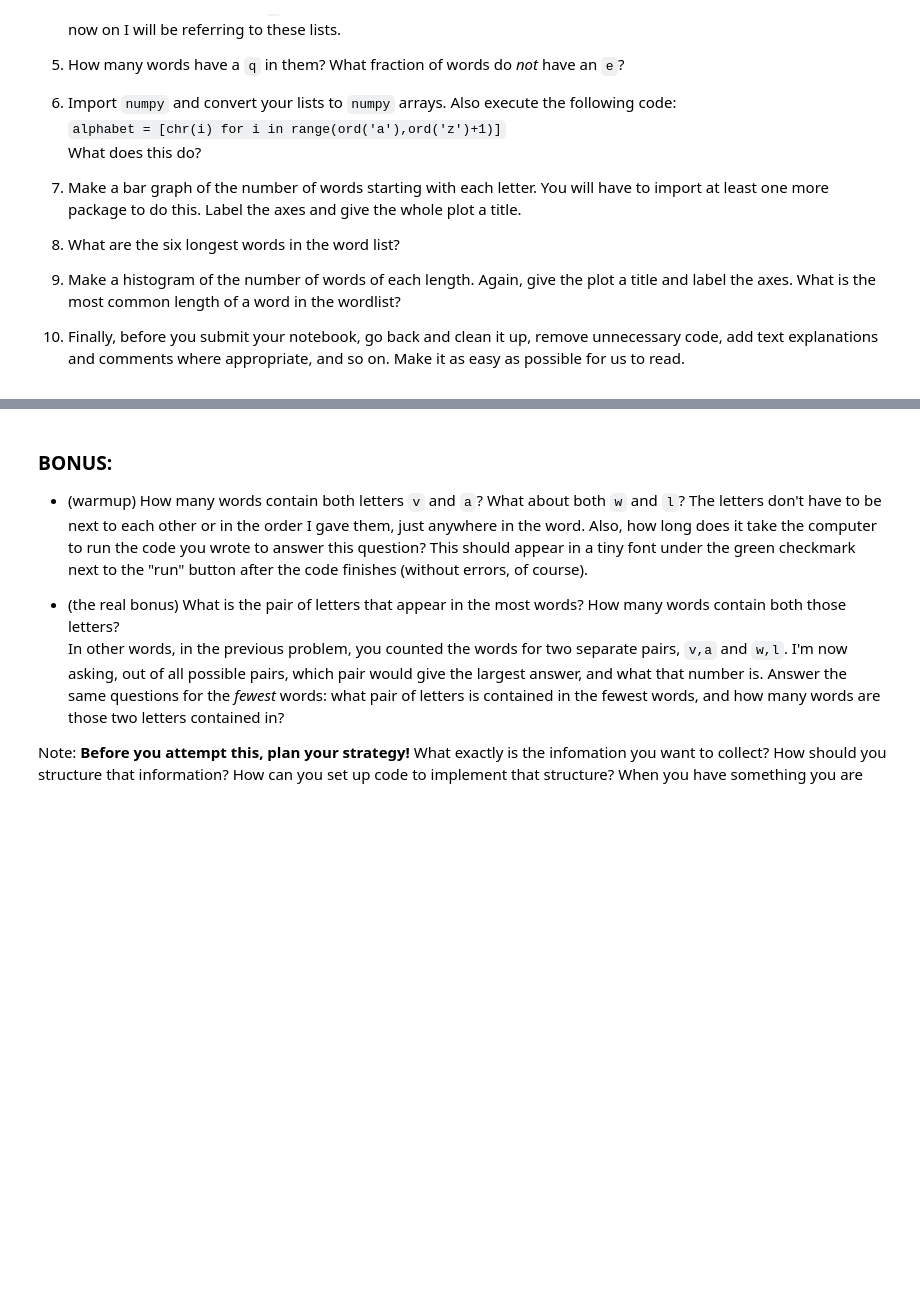
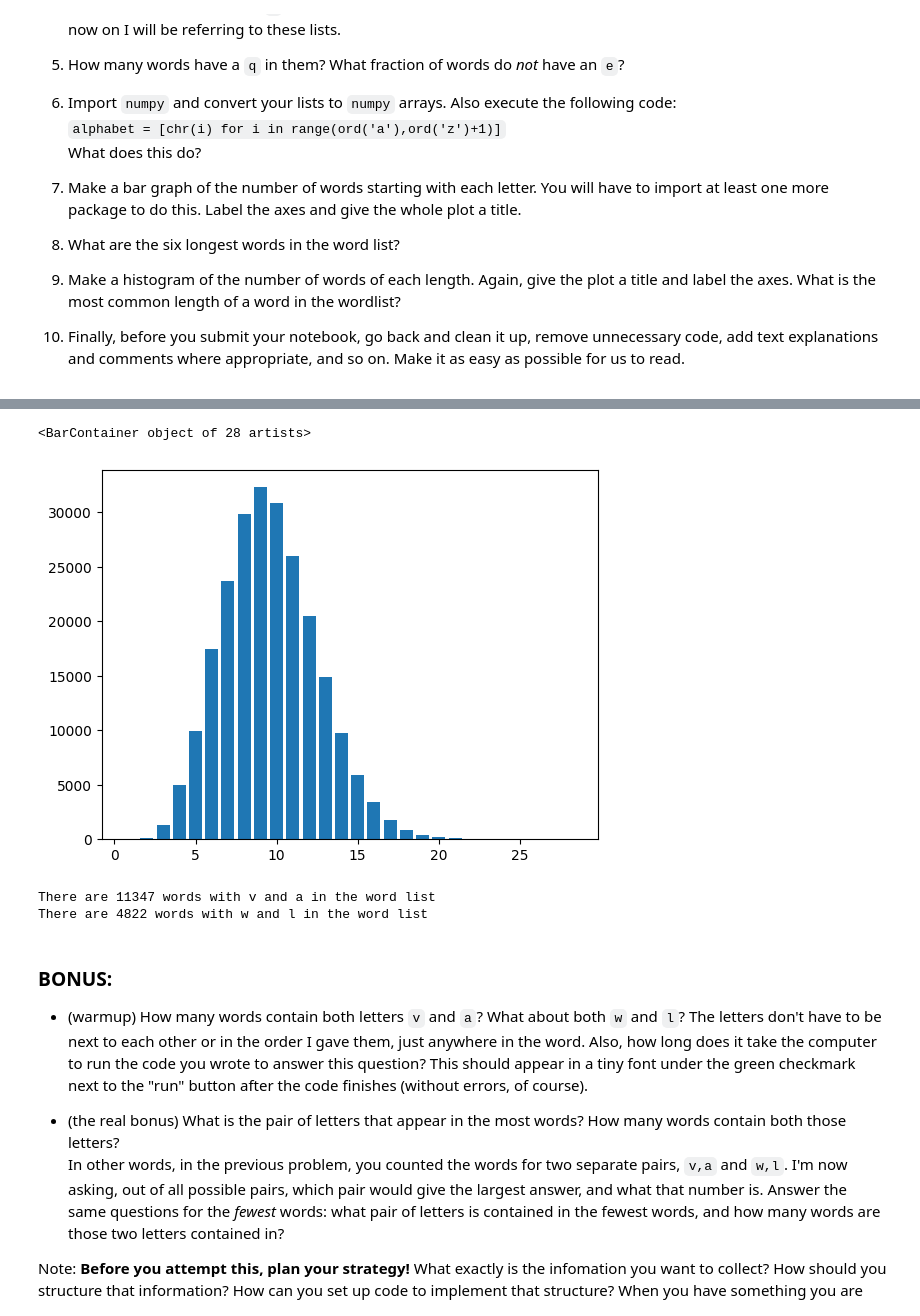
Before and after one commit to carter-grohe/ds1002s24cg, a Jupyter notebook: 28FebAssignment.ipynb, the cells around one changed output, grey strips where cells are left out. Cells and saved outputs as stored; diff of their text form; code cells hidden in the pictures; blank space fills up the shorter version.

```diff
--- a/28FebAssignment.ipynb
+++ b/28FebAssignment.ipynb
@@ -49,0 +202,41 @@ What does this do?
+# %%
+# 9.
+
+x_axis = [m for m in range(1,29)]
+
+hist_list = np.zeros(28)
+
+for word in alpha_list:
+  counter = len(word)
+  hist_list[counter - 1] = hist_list[counter - 1] + 1
+
+plt.bar(x_axis, hist_list)
+plt.title("Word List sorted by word length")
+plt.xlabel("word length")
+plt.ylabel("Frequency")
+
+# Most common word length is 9
+# %% [output]
+<BarContainer object of 28 artists>
+[figure, added]
+# %%
+# BONUS / # 11
+
+bonus_words = list()
+for word in alpha_list:
+  if "v" in word and "a" in word:
+    bonus_words.append(word)
+
+print("There are " + str(len(bonus_words)) + " words with v and a in the word list")
+
+bonus_words2 = list()
+for word in alpha_list:
+  if "w" in word and "l" in word:
+    bonus_words2.append(word)
+
+print("There are " + str(len(bonus_words2)) + " words with w and l in the word list")
+
+# It took 0 seconds to run this code. It only takes 1 loop through the word list.
+# %% [output]
+There are 11347 words with v and a in the word list
+There are 4822 words with w and l in the word list
```
Also changed, not shown: parts of 9 cells of this notebook.
